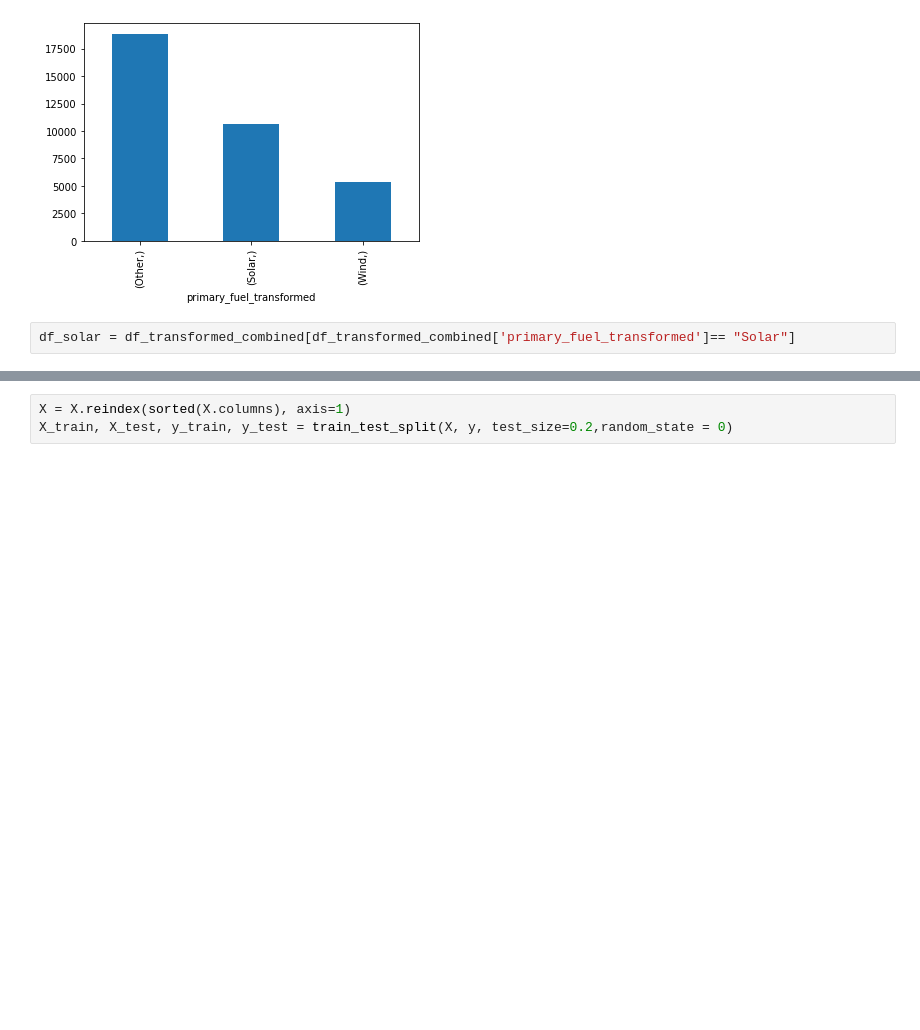
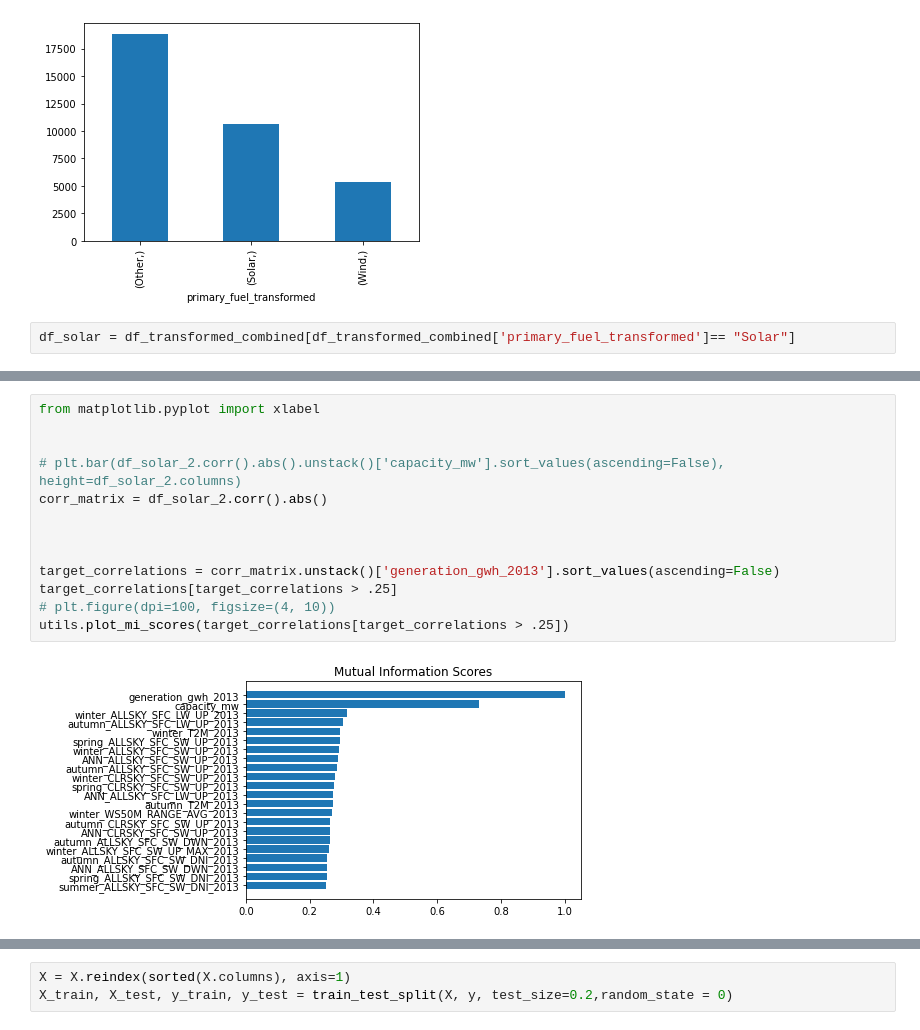
Before and after one commit to tomashbk/solar_wind_power_plants_prediction, a Jupyter notebook: notebooks/4-regressions.ipynb, the cells around one changed output, grey strips where cells are left out. Saved outputs shown, nothing was run; the diff lists cells and outputs as text; blank space fills up the shorter version.

```diff
--- a/notebooks/4-regressions.ipynb
+++ b/notebooks/4-regressions.ipynb
@@ -100,0 +113,15 @@ Index(['capacity_mw', 'mean_spring_ALLSKY_SFC_SW_DWN',
+# %%
+from matplotlib.pyplot import xlabel
+
+
+# plt.bar(df_solar_2.corr().abs().unstack()['capacity_mw'].sort_values(ascending=False), height=df_solar_2.columns)
+corr_matrix = df_solar_2.corr().abs()
+
+
+
+target_correlations = corr_matrix.unstack()['generation_gwh_2013'].sort_values(ascending=False)
+target_correlations[target_correlations > .25]
+# plt.figure(dpi=100, figsize=(4, 10))
+utils.plot_mi_scores(target_correlations[target_correlations > .25])
+# %% [output]
+[figure, added]
```
Also changed, not shown: parts of 59 cells of this notebook.
